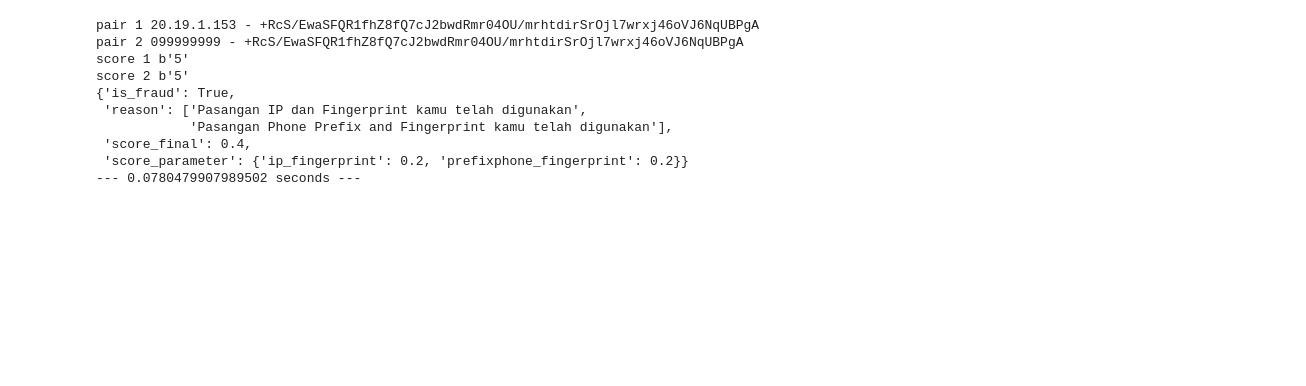
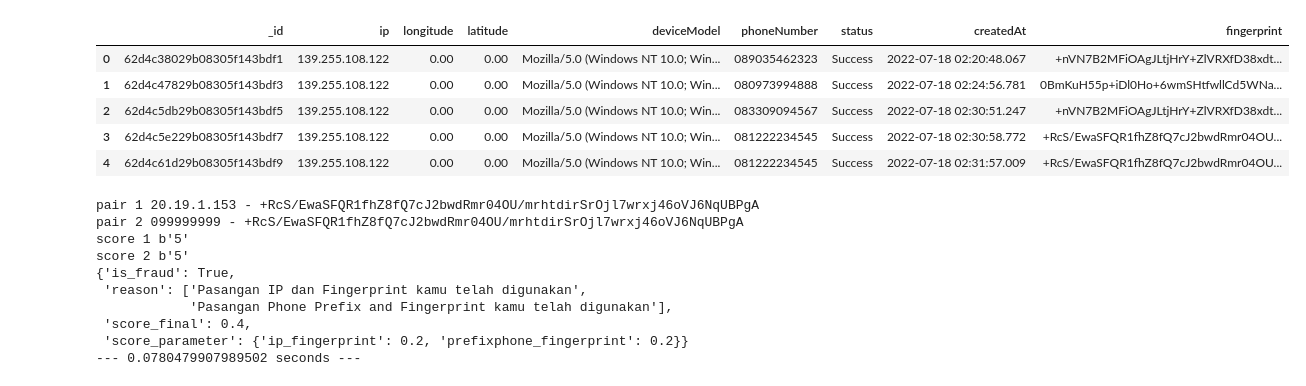
Before and after one commit to akhiyarwaladi/alfagift_alert, a Jupyter notebook: fake_account_trainbased_group_web.ipynb, the cells around one changed output. Cells and saved outputs as stored; diff of their text form; code cells hidden in the pictures; blank space fills up the shorter version.

```diff
--- a/fake_account_trainbased_group_web.ipynb
+++ b/fake_account_trainbased_group_web.ipynb
@@ -91,3 +55,40 @@ import time
+# %%
+### collectiong log otp from alfagift message (this line we want to get header + phone number [need to research])
+
+client = MongoClient('mongodb://10.25.4.12:27017/',
+                     username='akhiyar_waladi',
+                     password='nd4n6fk9',
+                     authSource='alfagift_message',
+                     authMechanism='SCRAM-SHA-1')
+
+db = client['alfagift_message']
+col = db['alfagift_request_otp_log']
+
+q_cond = {
+    'deviceOs':'Web'
+}
+q_need = {
+    '_id':1,
+    'ip':1,
+    'latitude':1,
+    'longitude':1,
+    'deviceModel':1,
+    'phoneNumber':1,
+    'status':1,
+    'createdAt':1,
+    'fingerprint':1
+}
+
+df_log = pd.DataFrame(col.find(q_cond,q_need, no_cursor_timeout=True))
+# %%
+df_log.head()
+# %% [output]
+|  | _id | ip | longitude | latitude | deviceModel | phoneNumber | status | createdAt | fingerprint |
+| 0 | 62d4c38029b08305f143bdf1 | 139.255.108.122 | 0.00 | 0.00 | Mozilla/5.0 (Windows NT 10.0; Win... | 089035462323 | Success | 2022-07-18 02:20:48.067 | +nVN7B2MFiOAgJLtjHrY+ZlVRXfD38xdt... |
+| 1 | 62d4c47829b08305f143bdf3 | 139.255.108.122 | 0.00 | 0.00 | Mozilla/5.0 (Windows NT 10.0; Win... | 080973994888 | Success | 2022-07-18 02:24:56.781 | 0BmKuH55p+iDl0Ho+6wmSHtfwllCd5WNa... |
+| 2 | 62d4c5db29b08305f143bdf5 | 139.255.108.122 | 0.00 | 0.00 | Mozilla/5.0 (Windows NT 10.0; Win... | 083309094567 | Success | 2022-07-18 02:30:51.247 | +nVN7B2MFiOAgJLtjHrY+ZlVRXfD38xdt... |
+| 3 | 62d4c5e229b08305f143bdf7 | 139.255.108.122 | 0.00 | 0.00 | Mozilla/5.0 (Windows NT 10.0; Win... | 081222234545 | Success | 2022-07-18 02:30:58.772 | +RcS/EwaSFQR1fhZ8fQ7cJ2bwdRmr04OU... |
+| 4 | 62d4c61d29b08305f143bdf9 | 139.255.108.122 | 0.00 | 0.00 | Mozilla/5.0 (Windows NT 10.0; Win... | 081222234545 | Success | 2022-07-18 02:31:57.009 | +RcS/EwaSFQR1fhZ8fQ7cJ2bwdRmr04OU... |
 # %%
 ### use this for testing every param
 clf_path = './fraud_model/registrasi_logreg.pkl'
```
Also changed, not shown: parts of 3 cells of this notebook.
